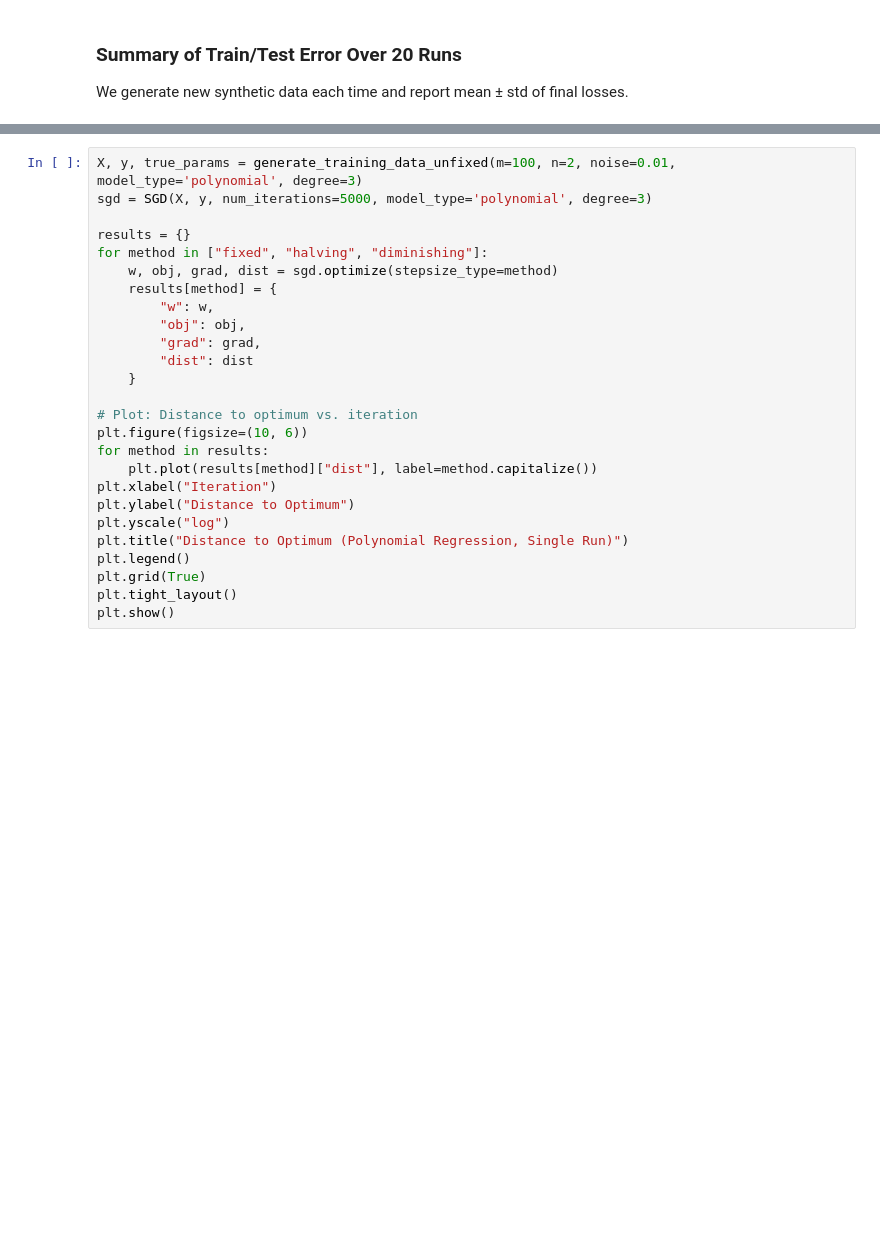
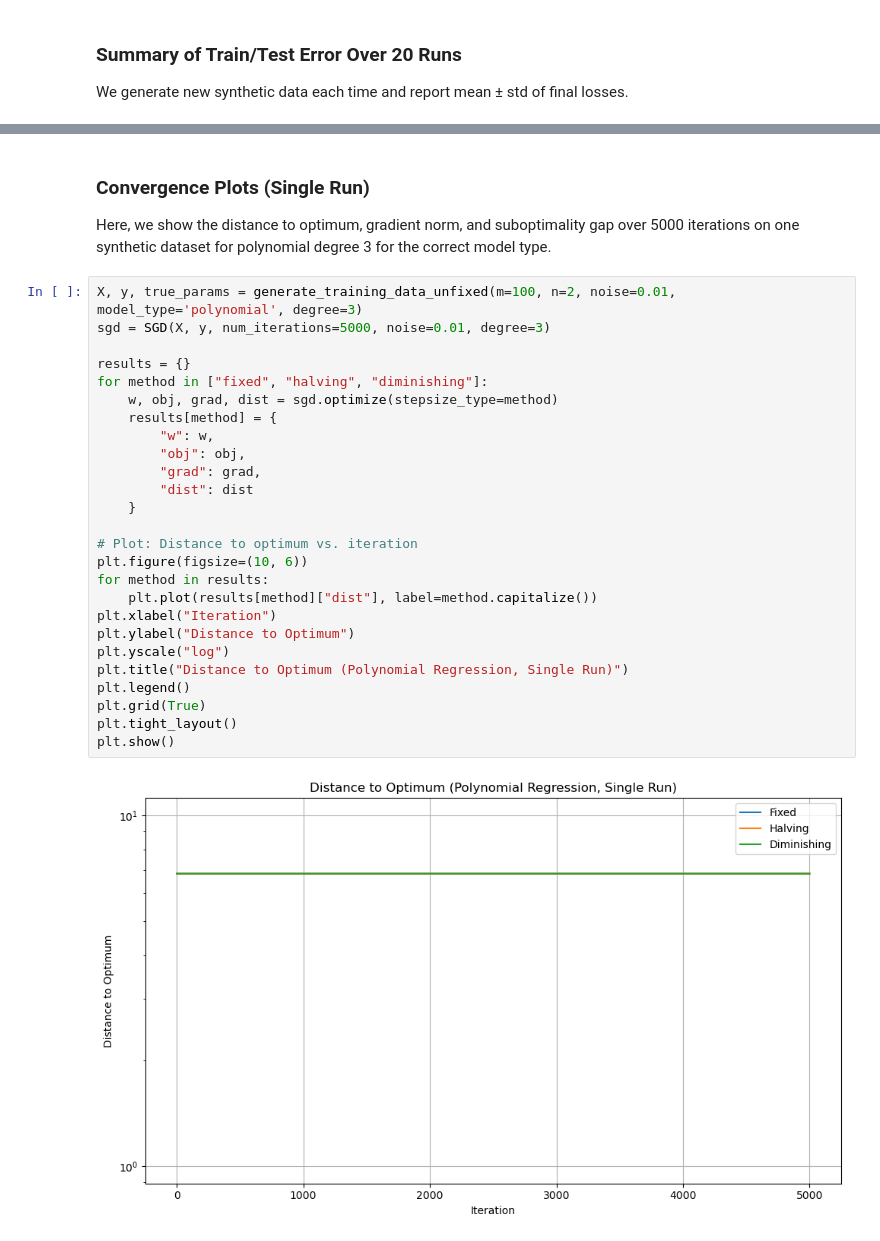
Before and after one commit to ericab322/SGD-Regression, a Jupyter notebook: experiments/true_polynomial_regression.ipynb, the cells around one changed output, grey strips where cells are left out. Drawn from its saved outputs; the diff is of its cells as text; blank space fills up the shorter version.

```diff
--- a/experiments/true_polynomial_regression.ipynb
+++ b/experiments/true_polynomial_regression.ipynb
@@ -55,29 +74,35 @@ LinAlgError: Singular matrix
+# %% [markdown]
+### Convergence Plots (Single Run)
+
+Here, we show the distance to optimum, gradient norm, and suboptimality gap over 5000 iterations on one synthetic dataset for polynomial degree 3 for the correct model type.
 # %%
 X, y, true_params = generate_training_data_unfixed(m=100, n=2, noise=0.01, model_type='polynomial', degree=3)
-sgd = SGD(X, y, num_iterations=5000, model_type='polynomial', degree=3)
+sgd = SGD(X, y, num_iterations=5000, noise=0.01, degree=3)
 
 results = {}
 for method in ["fixed", "halving", "diminishing"]:
     w, obj, grad, dist = sgd.optimize(stepsize_type=method)
     results[method] = {
         "w": w,
         "obj": obj,
         "grad": grad,
         "dist": dist
     }
 
 # Plot: Distance to optimum vs. iteration
 plt.figure(figsize=(10, 6))
 for method in results:
     plt.plot(results[method]["dist"], label=method.capitalize())
 plt.xlabel("Iteration")
 plt.ylabel("Distance to Optimum")
 plt.yscale("log")
 plt.title("Distance to Optimum (Polynomial Regression, Single Run)")
 plt.legend()
 plt.grid(True)
 plt.tight_layout()
 plt.show()
+# %% [output]
+[figure, added]
 # %%
 plt.figure(figsize=(10, 6))
 plt.yscale("log")
```
Also changed, not shown: parts of 5 cells of this notebook, 3 other files.
